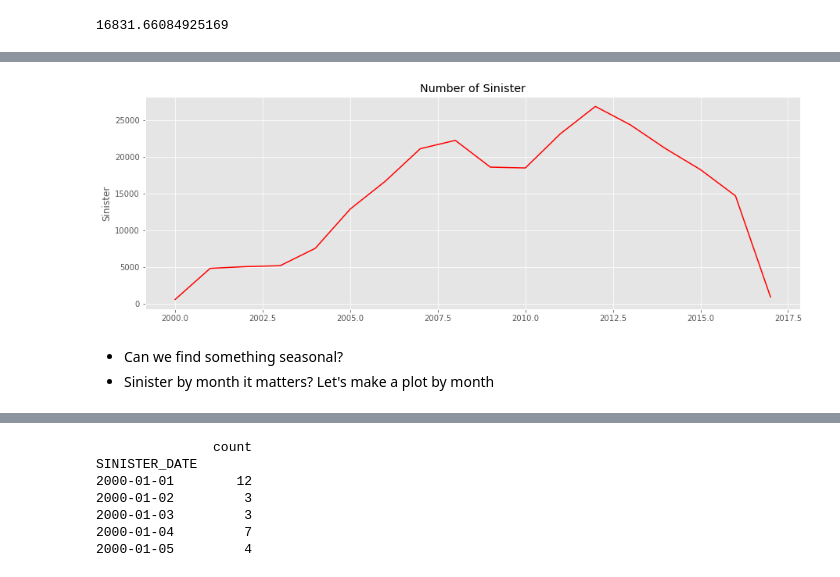
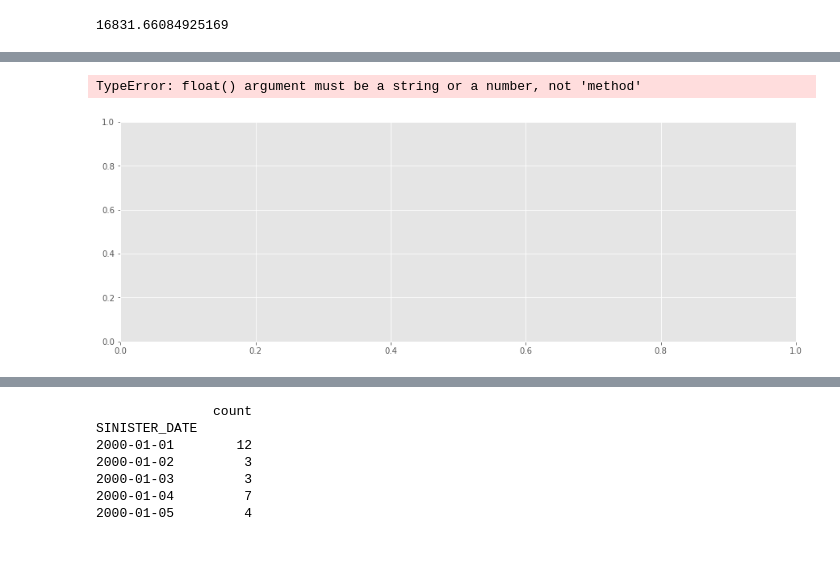
Before and after one commit to pedrohserrano/anomaly-detection-health-insurance, a Jupyter notebook: Descriptive GMM - Cluster.ipynb, the cells around one changed output, grey strips where cells are left out. Drawn from its saved outputs; the diff is of its cells as text; code cells hidden in the pictures.

```diff
--- a/Descriptive GMM - Cluster.ipynb
+++ b/Descriptive GMM - Cluster.ipynb
@@ -330,0 +479,2 @@ enf_desc[enf_desc['AVG_RECLAM']<100000]['AVG_RECLAM'].mean()
+# %%
+df['ANOMALIAS4'].fillna(0, inplace=True)
@@ -330,0 +493,2 @@ enf_desc[enf_desc['AVG_RECLAM']<100000]['AVG_RECLAM'].mean()
+# %%
+df['ANOM']=df[['ANOMALIAS1','ANOMALIAS2','ANOMALIAS3','ANOMALIAS4']].sum(axis=1)
@@ -350,5 +518,5 @@ clf = RandomForestClassifier(n_jobs=2)
 
 # Train the classifier to take the training features and learn how they relate
 # to the training y (the species)
-clf.fit(train[features_clf], target)
+clf.fit(train[features_clf], train['ANOM'])
 # %% [output]
@@ -617,0 +529,2 @@ dtype: int32
+# %%
+clf_pred = clf.fit(train[features_clf], train['ANOM'])
@@ -618,11 +562,8 @@ dtype: int32
 # %%
-plt.figure(figsize=[15, 5])
-plt.plot(dfy, color='red')
-plt.title("Number of Sinister")
-plt.ylabel('Sinister')
+plt.figure(figsize=[15,5])
+plt.scatter( train['ANOM'],  train['ANOM'], c=clf_pred.predict)
+#plt.title("Anisotropicly Distributed Blobs")
 plt.show()
 # %% [output]
+TypeError: float() argument must be a string or a number, not 'method'
-[figure, old version]
+[figure, new version]
-# %% [markdown]
-+ Can we find something seasonal?
-+ Sinister by month it matters? Let's make a plot by month
```
Also changed, not shown: parts of 102 cells of this notebook, 3 other files.
